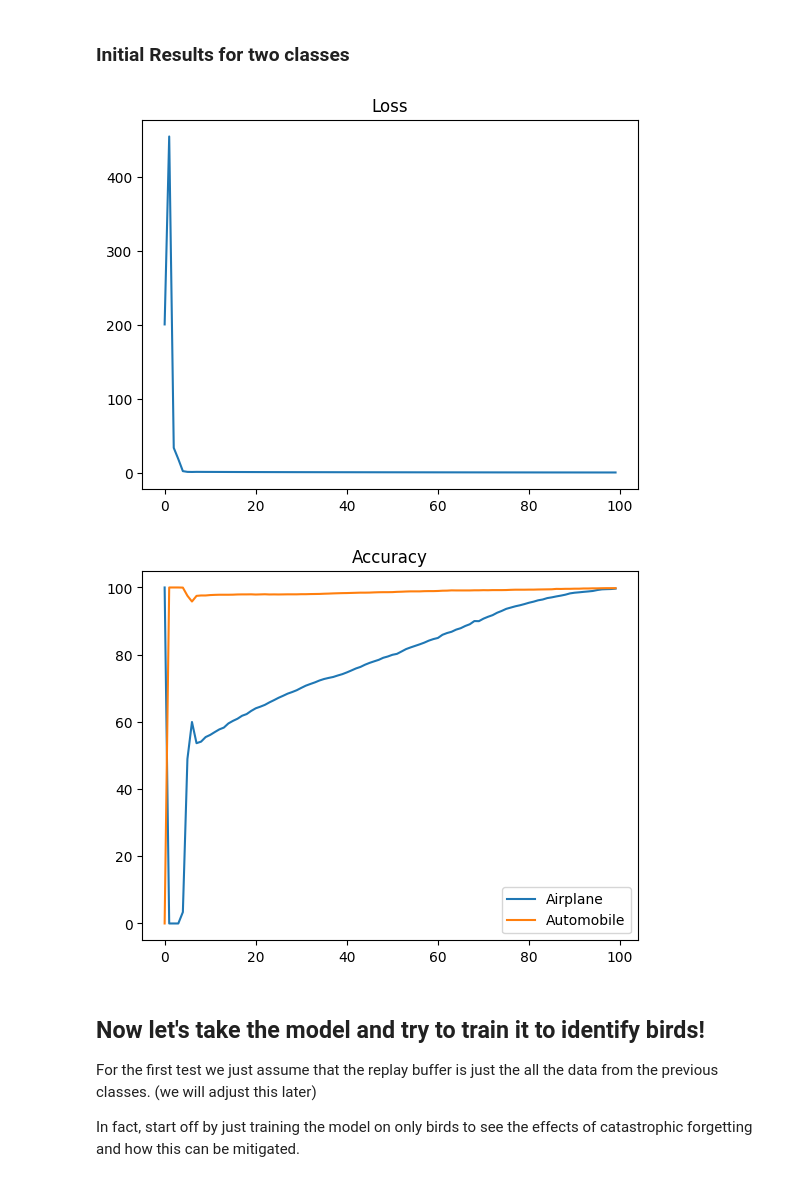
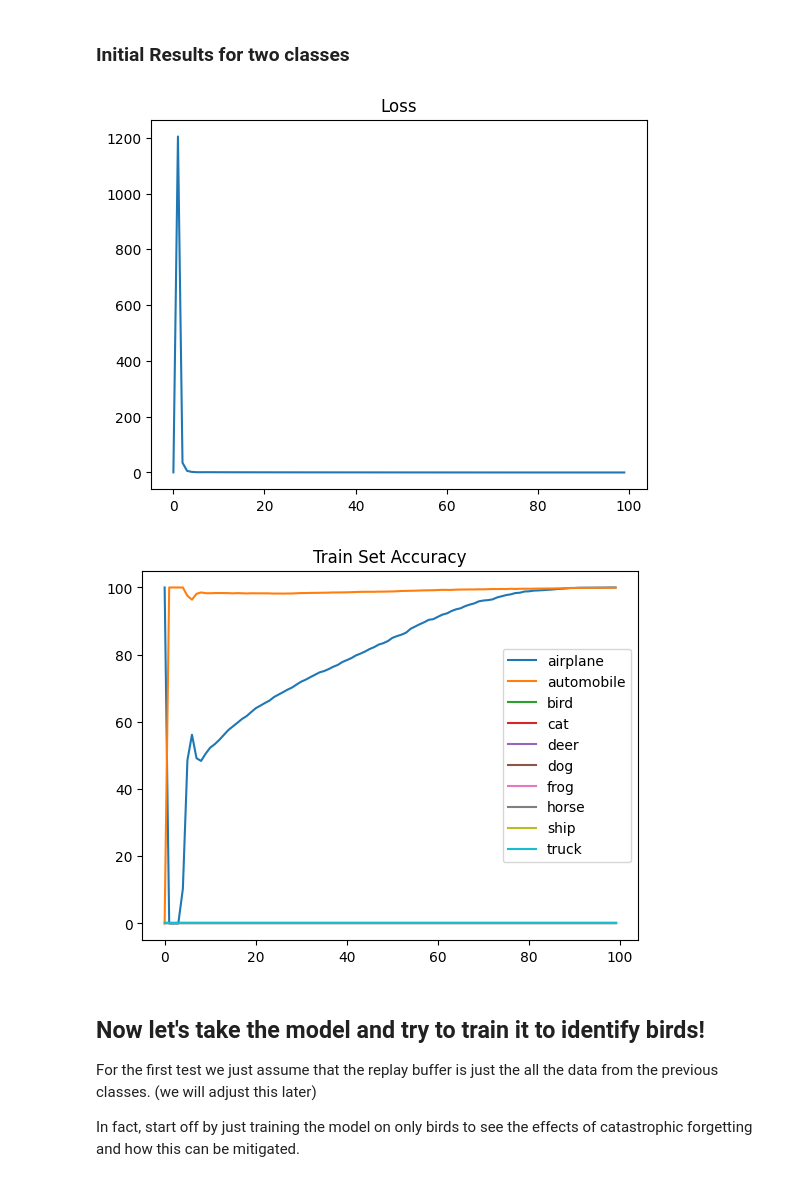
Before and after one commit to DROP-TABLE-CS407/Machine-Unlearning-x-Continual-Learning, a Jupyter notebook: replay_based_CIL.ipynb, the cells around one changed output. Saved outputs shown, nothing was run; the diff lists cells and outputs as text; code cells hidden in the pictures.

```diff
--- a/replay_based_CIL.ipynb
+++ b/replay_based_CIL.ipynb
@@ -134,5 +157,6 @@ The following hyperparameters will be used in this notebook:
 # %%
 replay_memory = {cls: [] for cls in CLASSES}
+accuracies = {cls: [] for cls in CLASSES}
 learning_rate = 0.00005
 momentum = 0.9
 batch_size = 512
@@ -141,8 +165,7 @@ loss_function = torch.nn.CrossEntropyLoss()
 # output is softmax gaussian probability distribution, so cross entropy loss is appropriate
 optimiser = torch.optim.Adam(model.parameters(), lr=learning_rate)
 losses = []
-airplane_accuracies = []
-automobile_accuracies = []
+
 
 # firstly, train on airplanes and automobiles for 100 epochs utilising Adam
 current_train_data = train_split['airplane'] + train_split['automobile']
@@ -152,10 +175,15 @@ current_train_labels = [0] * len(train_split['airplane']) + [1] * len(train_spli
 current_train_data = torch.tensor(current_train_data).float()
 current_train_labels = torch.tensor(current_train_labels)
 
+train_data = torch.tensor(train_data).float()
+train_labels = torch.tensor(train_labels)
+
 if torch.cuda.is_available():
     model = model.cuda()
     current_train_data = current_train_data.cuda()
     current_train_labels = current_train_labels.cuda()
+    train_data = train_data.cuda()
+    train_labels = train_labels.cuda()
 
 # we have figured out CUDA for jupyter notebooks :)
 for i in range(epochs):
@@ -170,20 +198,7 @@ for i in range(epochs):
         optimiser.step()
         if (j == 0):
             losses.append(loss.item())
+            accuracy_string, accuracies = calculate_accuracy(model, accuracies, train_data, train_labels)
             # calculate accuracy
-            correct_airplanes = 0
-            correct_automobiles = 0
-            total_airplanes = len(train_split['airplane'])
-            total_automobiles = len(train_split['automobile'])
-            with torch.no_grad():
-                image = current_train_data[0:len(current_train_data)]
-                labels = current_train_labels[0:len(current_train_labels)]
-                outputs = model(image)
-                _, predicted = torch.max(outputs.data, 1)
-                correct_airplanes += (predicted[labels == 0] == labels[labels == 0]).sum().item()
-                correct_automobiles += (predicted[labels == 1] == labels[labels == 1]).sum().item()
-
-            airplane_accuracies.append(correct_airplanes/total_airplanes * 100)
-            automobile_accuracies.append(correct_automobiles/total_automobiles * 100)
-            print(f"Epoch {i+1}/{epochs}, Loss: {loss.item():.2f}, Accuracy: Airplanes: {correct_airplanes/total_airplanes * 100:.2f}% Automobiles: {correct_automobiles/total_automobiles * 100:.2f}%")
+            print(f"Epoch {i+1}/{epochs}, Loss: {loss.item():.2f}, " + accuracy_string)
 # %% [output]
@@ -209,19 +224,19 @@ Epoch 100/100, Loss: 0.04, Accuracy: Airplanes: 99.66% Automobiles: 99.80%
 # %%
 # plot the loss and accuracy
 # fix axes labels
 plt.plot(losses)
 plt.title('Loss')
 plt.show()
 
 # show airplane and automobile accuracies
-plt.plot(airplane_accuracies, label='Airplane')
-plt.plot(automobile_accuracies, label='Automobile')
-plt.title('Accuracy')
+for classes in accuracies:
+    plt.plot(accuracies[classes], label=classes)
+plt.title('Train Set Accuracy')
 plt.legend()
 plt.show()
 # %% [output]
-[figure, old version]
+[figure, new version]
-[figure, old version]
+[figure, new version]
 # %% [markdown]
 ## Now let's take the model and try to train it to identify birds!
 
```
Also changed, not shown: parts of 5 cells of this notebook, 1 other file.
